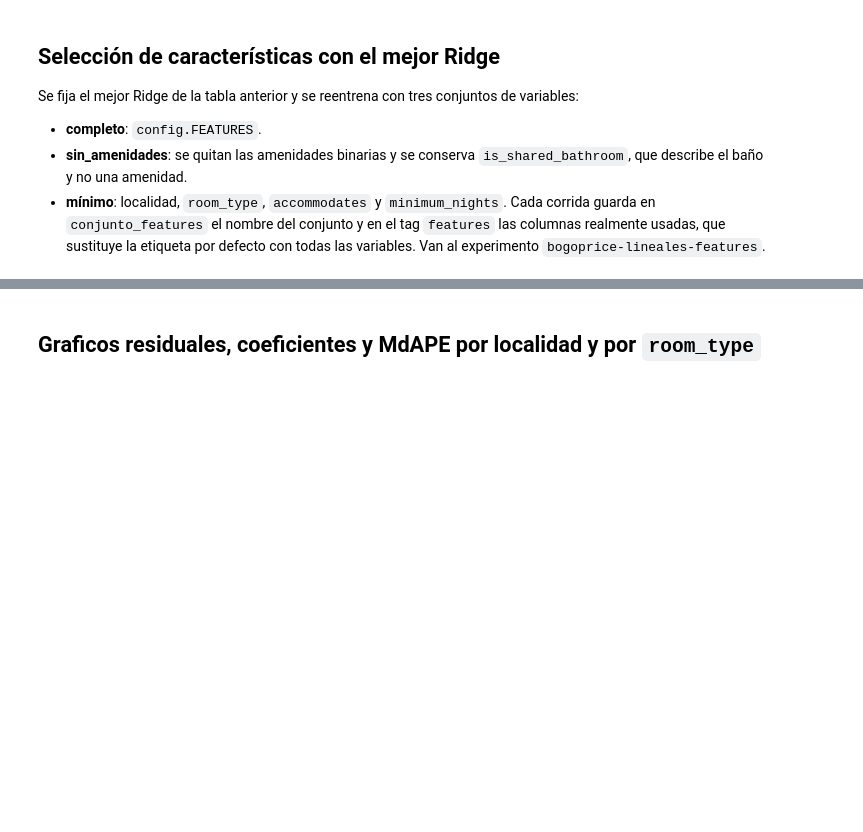
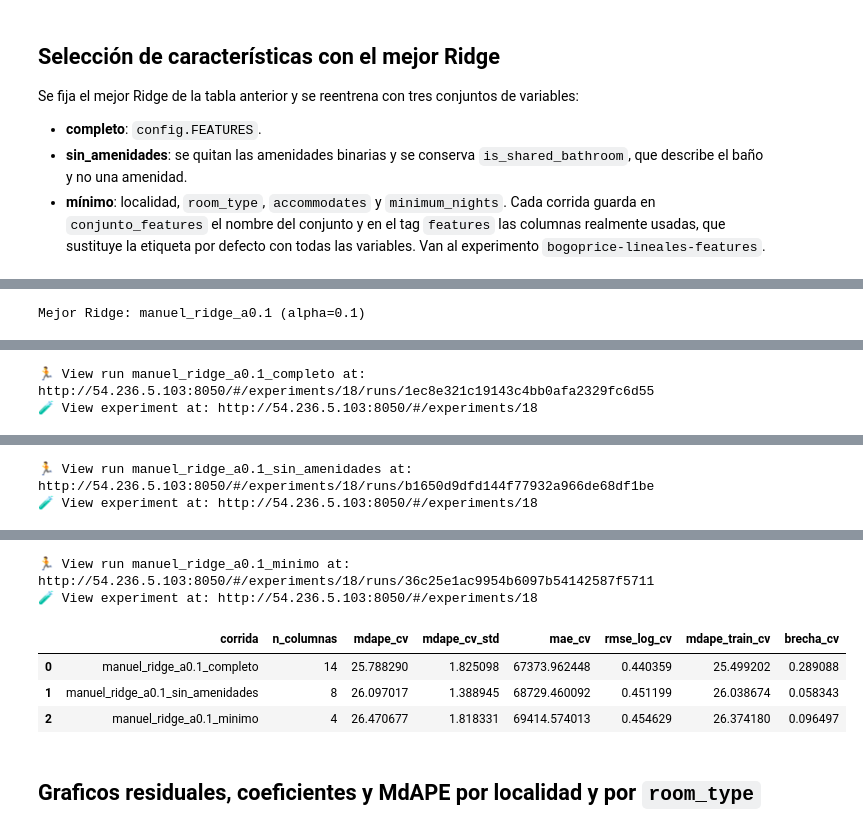
Before and after one commit to EdgarIMR/precios_airbnb_bogota, a Jupyter notebook: notebooks/02_baseline_lineales.ipynb, the cells around one changed output, grey strips where cells are left out. Drawn from its saved outputs; the diff is of its cells as text; code cells hidden in the pictures; blank space fills up the shorter version.

```diff
--- a/notebooks/02_baseline_lineales.ipynb
+++ b/notebooks/02_baseline_lineales.ipynb
@@ -146,7 +179,7 @@ iniciar_mlflow('bogoprice-lineales-features')
 
 ridge_res = pd.DataFrame(resultados)
 ridge_res = ridge_res[ridge_res['corrida'].str.startswith('manuel_ridge')]
-mejor_ridge = ridge_res.sort_values('mdape').iloc[0]['corrida']
+mejor_ridge = ridge_res.sort_values('mdape_cv').iloc[0]['corrida']
 alpha_ridge = pipelines[mejor_ridge].named_steps['modelo'].alpha
 print(f"Mejor Ridge: {mejor_ridge} (alpha={alpha_ridge})")
 
@@ -175,14 +208,15 @@ resultados_features = []
 for conjunto, columnas in conjuntos.items():
     nombre = f'manuel_ridge_a{alpha_ridge:g}_{conjunto}'
     pipe_f = Pipeline([('prep', preprocesador_para(columnas)), ('modelo', Ridge(alpha=alpha_ridge))])
-    pipe_f.fit(X_train[columnas], y_train)
-    m = metricas_precio(y_test_cop, np.exp(pipe_f.predict(X_test[columnas])))
+    m = evaluar_cv_lineal(pipe_f, columnas)
+    pipe_f.fit(X_train[columnas], y_train)     # modelo entrenado con todo junio
     registrar_corrida(
         nombre,
         {'modelo': 'Ridge', 'alpha': alpha_ridge, 'conjunto_features': conjunto},
         m,
         pipeline=pipe_f,
-        tags={'features': ','.join(columnas)},
+        tags={'features': ','.join(columnas), 'etapa': 'validacion_cruzada'},
     )
     resultados_features.append({'corrida': nombre, 'n_columnas': len(columnas), **m})
-pd.DataFrame(resultados_features).sort_values('mdape')
+pd.DataFrame(resultados_features).sort_values('mdape_cv')
+# %% [output]
@@ -188,0 +224 @@ pd.DataFrame(resultados_features).sort_values('mdape')
+Mejor Ridge: manuel_ridge_a0.1 (alpha=0.1)
@@ -188,0 +227,2 @@ pd.DataFrame(resultados_features).sort_values('mdape')
+🏃 View run manuel_ridge_a0.1_completo at: http://54.236.5.103:8050/#/experiments/18/runs/1ec8e321c19143c4bb0afa2329fc6d55
+🧪 View experiment at: http://54.236.5.103:8050/#/experiments/18
@@ -188,0 +231,2 @@ pd.DataFrame(resultados_features).sort_values('mdape')
+🏃 View run manuel_ridge_a0.1_sin_amenidades at: http://54.236.5.103:8050/#/experiments/18/runs/b1650d9dfd144f77932a966de68df1be
+🧪 View experiment at: http://54.236.5.103:8050/#/experiments/18
@@ -189,3 +235,9 @@ pd.DataFrame(resultados_features).sort_values('mdape')
+🏃 View run manuel_ridge_a0.1_minimo at: http://54.236.5.103:8050/#/experiments/18/runs/36c25e1ac9954b6097b54142587f5711
+🧪 View experiment at: http://54.236.5.103:8050/#/experiments/18
+|  | corrida | n_columnas | mdape_cv | mdape_cv_std | mae_cv | rmse_log_cv | mdape_train_cv | brecha_cv |
+| 0 | manuel_ridge_a0.1_completo | 14 | 25.788290 | 1.825098 | 67373.962448 | 0.440359 | 25.499202 | 0.289088 |
+| 1 | manuel_ridge_a0.1_sin_amenidades | 8 | 26.097017 | 1.388945 | 68729.460092 | 0.451199 | 26.038674 | 0.058343 |
+| 2 | manuel_ridge_a0.1_minimo | 4 | 26.470677 | 1.818331 | 69414.574013 | 0.454629 | 26.374180 | 0.096497 |
 # %% [markdown]
 ## Graficos residuales, coeficientes y MdAPE por localidad y por `room_type`
 # %%
```
Also changed, not shown: parts of 7 cells of this notebook.
